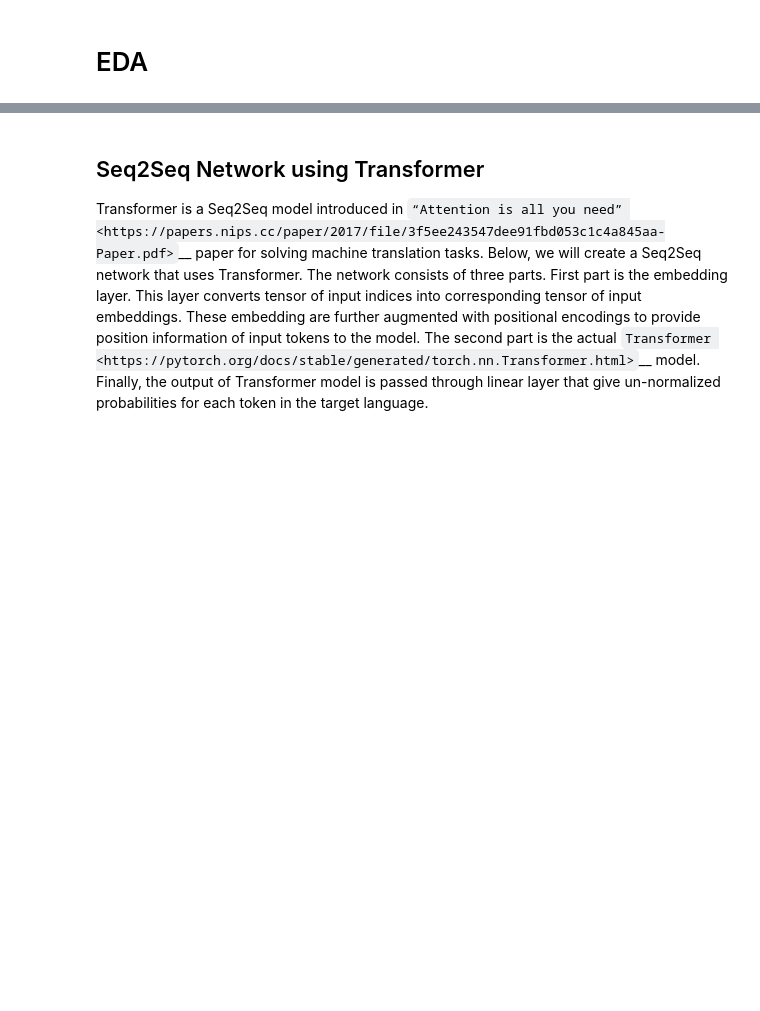
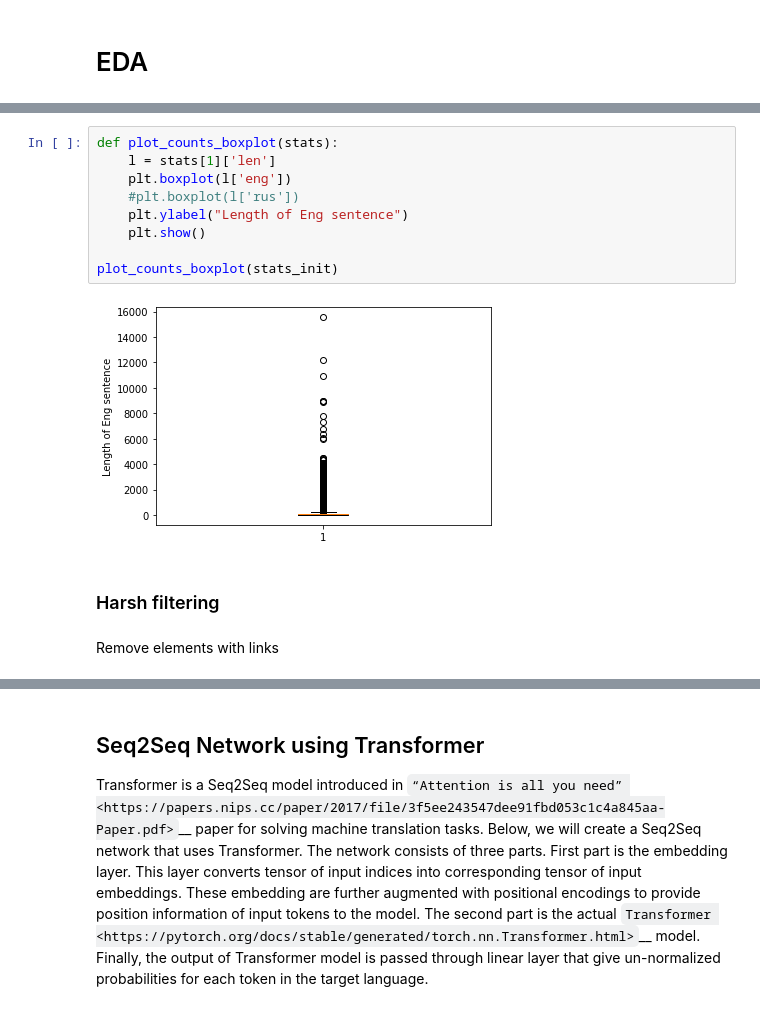
Before and after one commit to kprokofi/cv_text_classification, a Jupyter notebook: translation_transformer.ipynb, the cells around one changed output, grey strips where cells are left out. Drawn from its saved outputs; the diff is of its cells as text; blank space fills up the shorter version.

```diff
--- a/translation_transformer.ipynb
+++ b/translation_transformer.ipynb
@@ -97,0 +162,15 @@ that yields a pair of source-target raw sentences.
+# %%
+def plot_counts_boxplot(stats):
+    l = stats[1]['len']
+    plt.boxplot(l['eng'])
+    #plt.boxplot(l['rus'])
+    plt.ylabel("Length of Eng sentence")
+    plt.show()
+
+plot_counts_boxplot(stats_init)
+# %% [output]
+[figure, added]
+# %% [markdown]
+### Harsh filtering
+# %% [markdown]
+Remove elements with links
```
Also changed, not shown: parts of 45 cells of this notebook.
